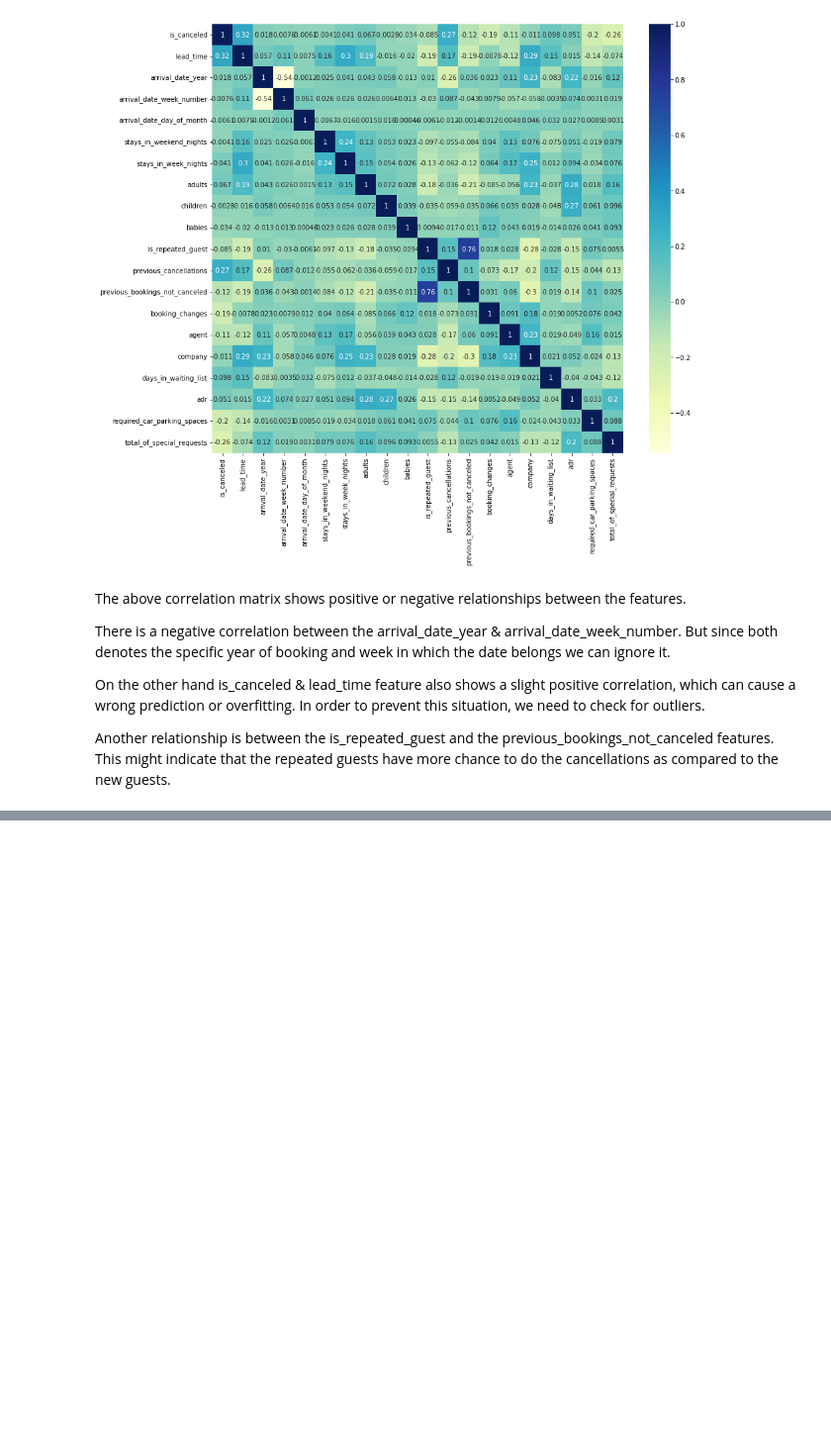
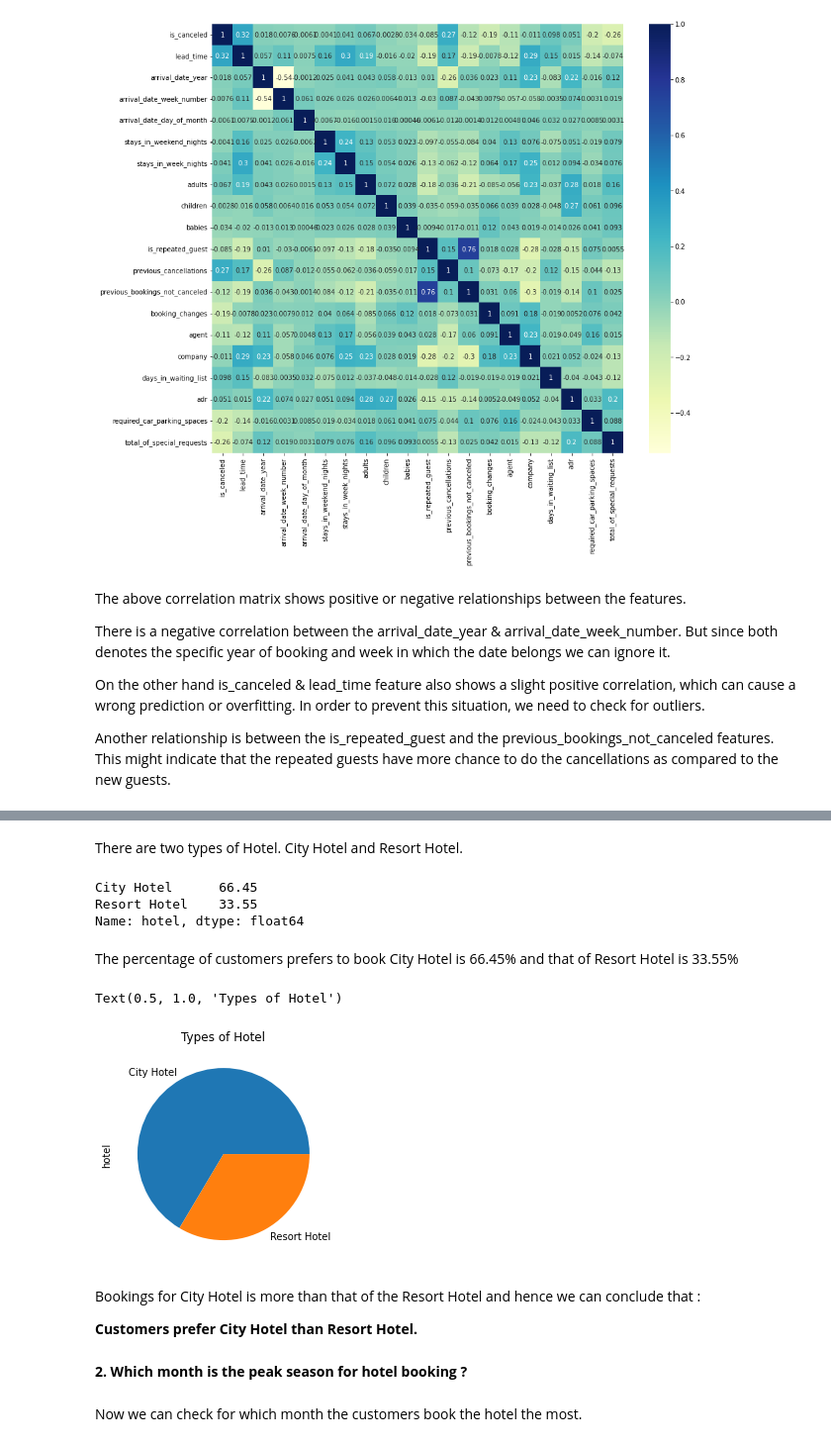
Before and after one commit to MARYSALOMY/HOTEL-BOOKING-ANALYSIS, a Jupyter notebook: Hotel_Booking_Analysis_Mary_Salomy_Alex_Capstone_Project.ipynb, the cells around one changed output, grey strips where cells are left out. Shown: that part at 99% size. Cells and saved outputs as stored; diff of their text form; code cells hidden in the pictures; blank space fills up the shorter version.

```diff
--- a/Hotel_Booking_Analysis_Mary_Salomy_Alex_Capstone_Project.ipynb
+++ b/Hotel_Booking_Analysis_Mary_Salomy_Alex_Capstone_Project.ipynb
@@ -331,16 +342,12 @@ From this plot we can better see the distribution of the number of guests per re
 # %% [markdown]
 **Encoding the relevant categorical data as numerical**
 # %%
-hotel_df['meal'] = hotel_df['meal'].map({'BB' : 0, 'FB': 1, 'HB': 2, 'SC': 3, 'Undefined': 4})
-
 hotel_df['reserved_room_type'] = hotel_df['reserved_room_type'].map({'C': 0, 'A': 1, 'D': 2, 'E': 3, 'G': 4, 'F': 5, 'H': 6,'L': 7, 'B': 8})
 
 hotel_df['assigned_room_type'] = hotel_df['assigned_room_type'].map({'C': 0, 'A': 1, 'D': 2,
                                                                      'E': 3, 'G': 4, 'F': 5, 'H': 6,'L': 7, 'B': 8,'I':9,'P':10,'K':11})
 
-hotel_df['deposit_type'] = hotel_df['deposit_type'].map({'No Deposit': 0, 'Refundable': 1, 'Non Refund': 3})
-
-hotel_df['customer_type'] = hotel_df['customer_type'].map({'Transient': 0, 'Contract': 1, 'Transient-Party': 2, 'Group': 3})
+hotel_df['deposit_type'] = hotel_df['deposit_type'].map({'No Deposit': 0,  'Non Refund':  1,'Refundable': 2})
 # %% [markdown]
 **Correlation Matrix**
 
@@ -363,0 +377,29 @@ Another relationship is between the is_repeated_guest and the previous_bookings_
+# %% [markdown]
+There are two types of Hotel. City Hotel and Resort Hotel.
+# %%
+# Finding the percentage of Hotels booked for City Hotel and Resort Hotel
+
+hotel_type = pd.DataFrame(hotel_df['hotel'].value_counts())
+percentage = hotel_type['hotel']/hotel_type['hotel'].sum()*100
+print(round(percentage,2))
+# %% [output]
+City Hotel      66.45
+Resort Hotel    33.55
+Name: hotel, dtype: float64
+# %% [markdown]
+The percentage of customers prefers to book City Hotel is 66.45% and that of Resort Hotel is 33.55%
+# %%
+# Using Pie Chart to display the City Hotel and Resort Hotel booking percentage
+percentage.plot(kind='pie')
+plt.title('Types of Hotel')
+# %% [output]
+Text(0.5, 1.0, 'Types of Hotel')
+[figure, added]
+# %% [markdown]
+Bookings for City Hotel is more than that of the Resort Hotel and hence we can conclude that :
+
+**Customers prefer City Hotel than Resort Hotel.**
+# %% [markdown]
+**2. Which month is the peak season for hotel booking ?**
+# %% [markdown]
+Now we can check for which month the customers book the hotel the most.
```
Also changed, not shown: parts of 30 cells of this notebook.
